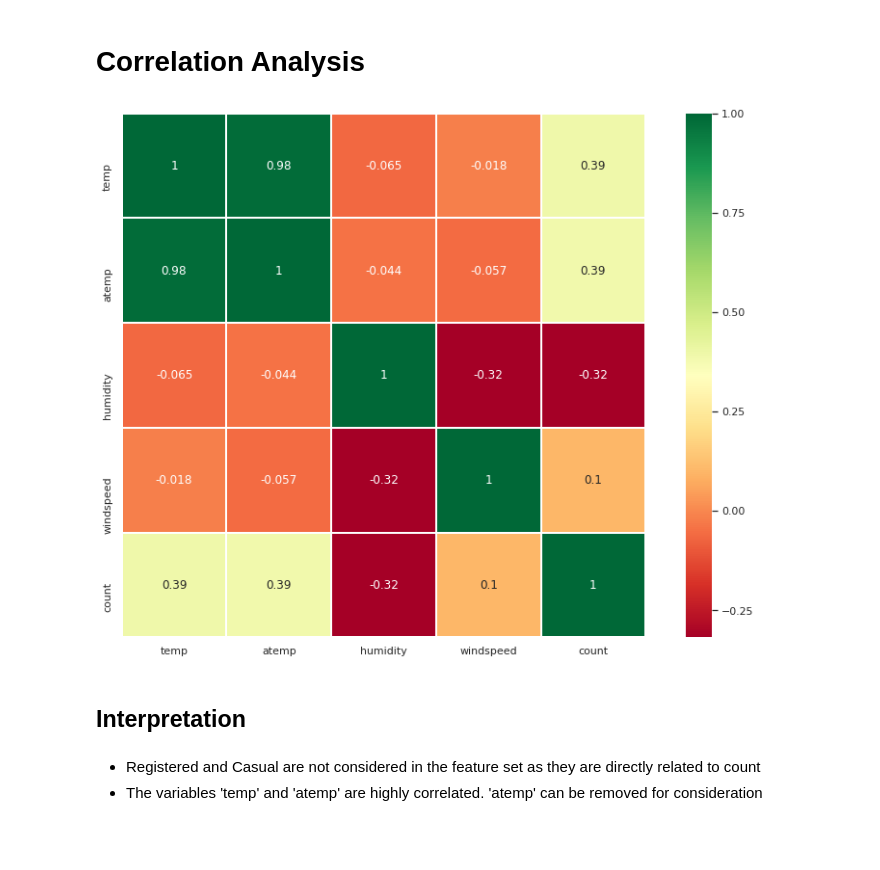
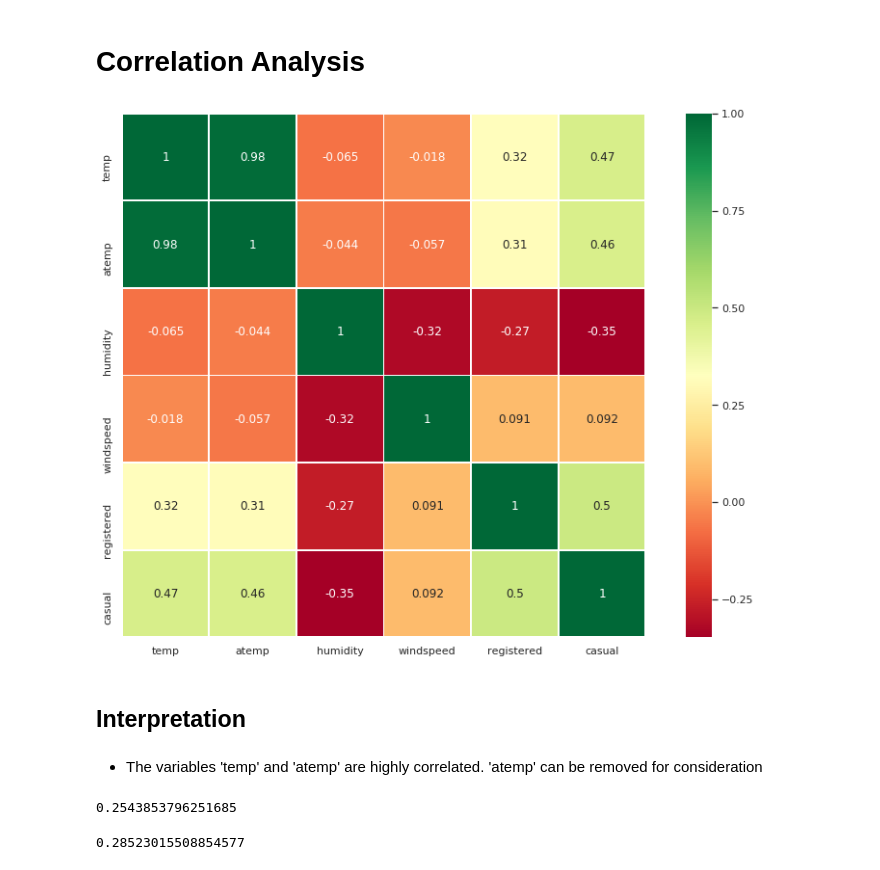
Before and after one commit to subbu3642/BikeSharingSystem, a Jupyter notebook: WorkBook.ipynb, the cells around one changed output. Cells and saved outputs as stored; diff of their text form; code cells hidden in the pictures; blank space fills up the shorter version.

```diff
--- a/WorkBook.ipynb
+++ b/WorkBook.ipynb
@@ -73,7 +81,7 @@ train_data['year'] = train_data.datetime.dt.year
 categorical_features = ['season', 'holiday', 'year', 'month', 'hour', 'workingday', 'weather']
 number_features = ['temp', 'atemp', 'humidity', 'windspeed']
 # Our target here is to estimate the total count of users on any given particular hour
-target_feature = ['count']
+target_features = ['registered', 'casual']
 # %%
 for col in categorical_features:
     train_data[col] = train_data[col].astype('category')
@@ -235,14 +248,13 @@ sn.distplot(train_data['count'])
 # Correlation Analysis
 # %%
 fig, ax = plt.subplots(figsize=(15,10))
-sn.heatmap(train_data[number_features + target_feature].corr(), linewidths=1, square=True, annot=True, cmap="RdYlGn", ax=ax)
+sn.heatmap(train_data[number_features + target_features].corr(), linewidths=1, square=True, annot=True, cmap="RdYlGn", ax=ax)
 plt.show()
 # %% [output]
-[figure, old version]
+[figure, new version]
 # %% [markdown]
 ## Interpretation
 # %% [markdown]
-* Registered and Casual are not considered in the feature set as they are directly related to count
 * The variables 'temp' and 'atemp' are highly correlated. 'atemp' can be removed for consideration
 # %%
 number_features.remove('atemp')
@@ -248,0 +274,30 @@ number_features.remove('atemp')
+# %%
+reg_rf = RandomForestRegressor()
+params_rf = {
+    "n_estimators": [150],
+    "min_samples_leaf": np.arange(1, 10, 1),
+    "max_depth":np.arange(4, 12, 1),
+    }
+y_cas_rf, mod_cas_rf = RunModel(reg_rf, params_rf, X, y_cas)
+y_reg_rf, mod_reg_rf = RunModel(reg_rf, params_rf, X, y_reg)
+y_cas_rf[y_cas_rf < 0] = 0
+y_reg_rf[y_reg_rf < 0] = 0
+y_tot_rf = np.round(y_cas_rf + y_reg_rf)
+RMLSE(y_tot, y_tot_rf)
+# %% [output]
+0.2543853796251685
+# %%
+reg_gb = GradientBoostingRegressor()
+params_gb = {
+    "n_estimators": [150],
+    "min_samples_leaf": np.arange(1, 10, 1),
+    "max_depth":np.arange(4, 12, 1)
+    }
+y_cas_gb, mod_cas_gb = RunModel(reg_gb, params_gb, X, y_cas)
+y_reg_gb, mod_reg_gb = RunModel(reg_gb, params_gb, X, y_reg)
+y_cas_gb[y_cas_gb < 0] = 0
+y_reg_gb[y_reg_gb < 0] = 0
+y_tot_gb = np.round(y_cas_gb + y_reg_gb)
+RMLSE(y_tot, y_tot_gb)
+# %% [output]
+0.28523015508854577
```
Also changed, not shown: parts of 28 cells of this notebook.
